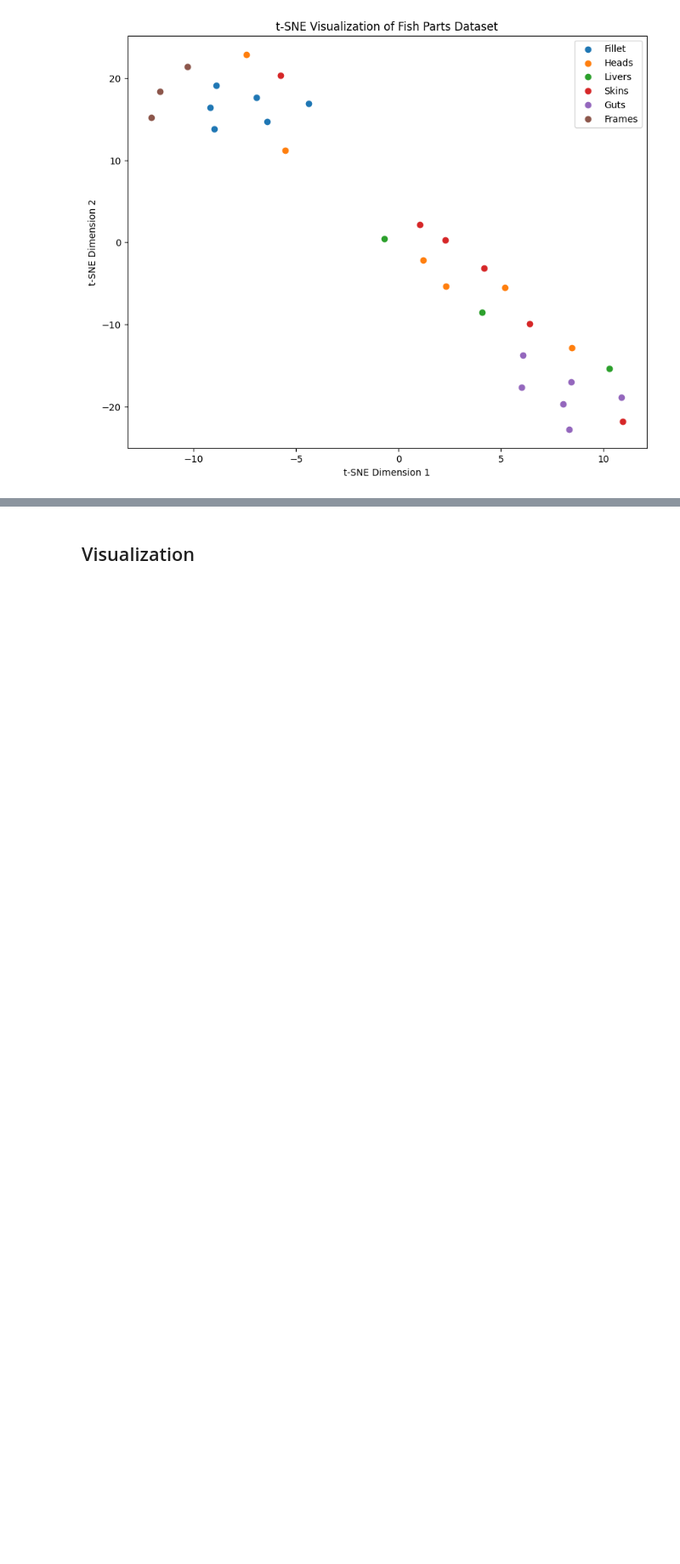
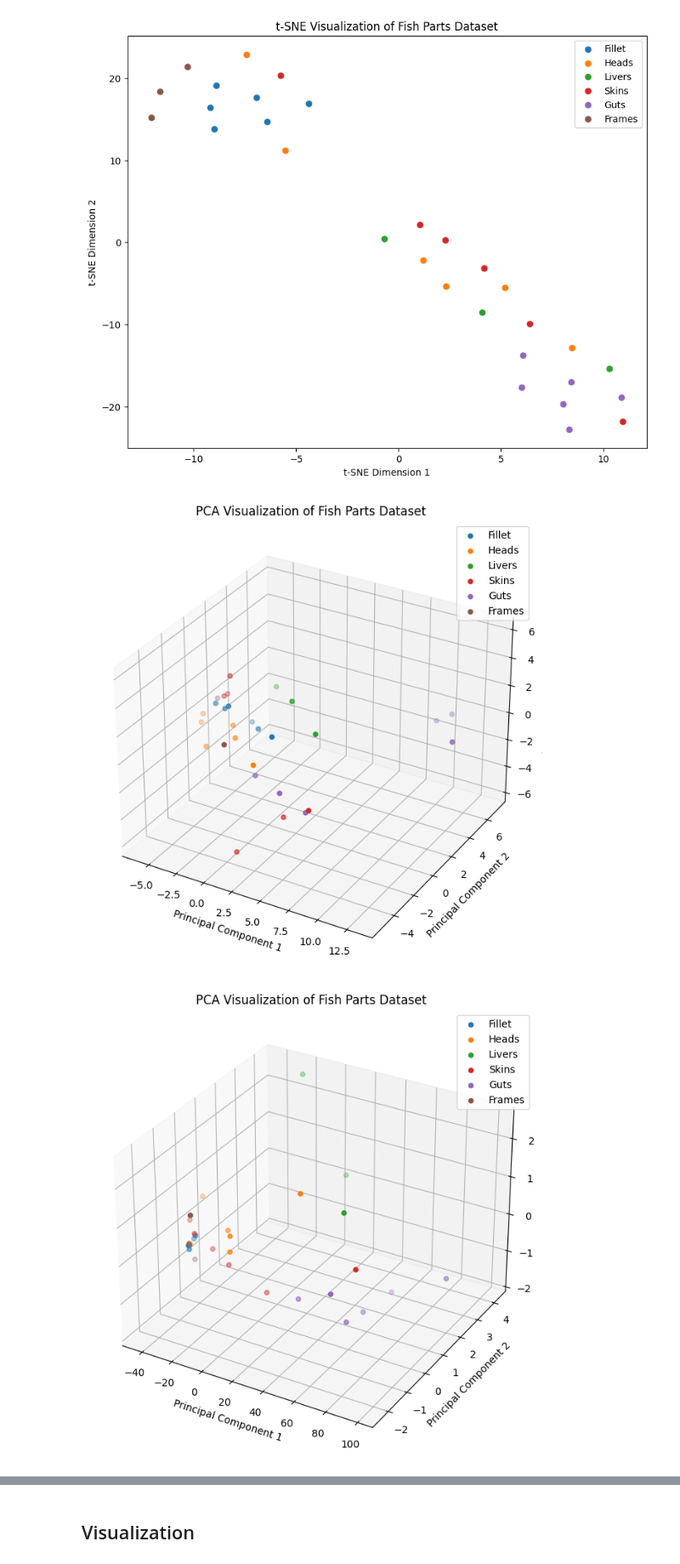
Before and after one commit to woodRock/fishy-business, a Jupyter notebook: code/identification/part/R01_S02_Identification_Part_Wrapper_Based_Multi_Tree_GP.ipynb, the cells around one changed output, grey strips where cells are left out. Shown at 85% size. Saved outputs shown, nothing was run; the diff lists cells and outputs as text; code cells hidden in the pictures; blank space fills up the shorter version.

```diff
--- a/code/identification/part/R01_S02_Identification_Part_Wrapper_Based_Multi_Tree_GP.ipynb
+++ b/code/identification/part/R01_S02_Identification_Part_Wrapper_Based_Multi_Tree_GP.ipynb
@@ -823,3 +805,37 @@ Train intra-class: 0.020128125454775582, Val intra-class: 0.0008733818677174885
 Train inter-class: 0.056300618166364405, Val inter-class: 0.07569362081404288
 [figure]
 [figure]
+# %%
+import numpy as np
+import matplotlib.pyplot as plt
+from mpl_toolkits.mplot3d import Axes3D
+from sklearn.decomposition import PCA
+
+# Assuming you have your own dataset with features X and labels y
+# Replace X and y with your actual data
+# X should be your feature matrix and y should be your labels
+
+for X_set in [X, features]:
+    # Perform PCA dimensionality reduction
+    pca = PCA(n_components=3)
+    X_pca = pca.fit_transform(X_set)
+
+    # Plot the data
+    fig = plt.figure(figsize=(10, 8))
+    ax = fig.add_subplot(111, projection='3d')
+
+    labels = ['Fillet','Heads','Livers','Skins','Guts','Frames']
+
+    # Plot points belonging to different classes with different colors
+    for idx, label in enumerate(np.unique(y)):
+        ax.scatter(X_pca[y == label, 0], X_pca[y == label, 1], X_pca[y == label, 2], label=labels[idx])
+
+    ax.set_title('PCA Visualization of Fish Parts Dataset')
+    ax.set_xlabel('Principal Component 1')
+    ax.set_ylabel('Principal Component 2')
+    ax.set_zlabel('Principal Component 3')
+    ax.legend()
+    plt.show()
+# %% [output]
+[figure, added]
+[figure, added]
```
Also changed, not shown: parts of 6 cells of this notebook.
